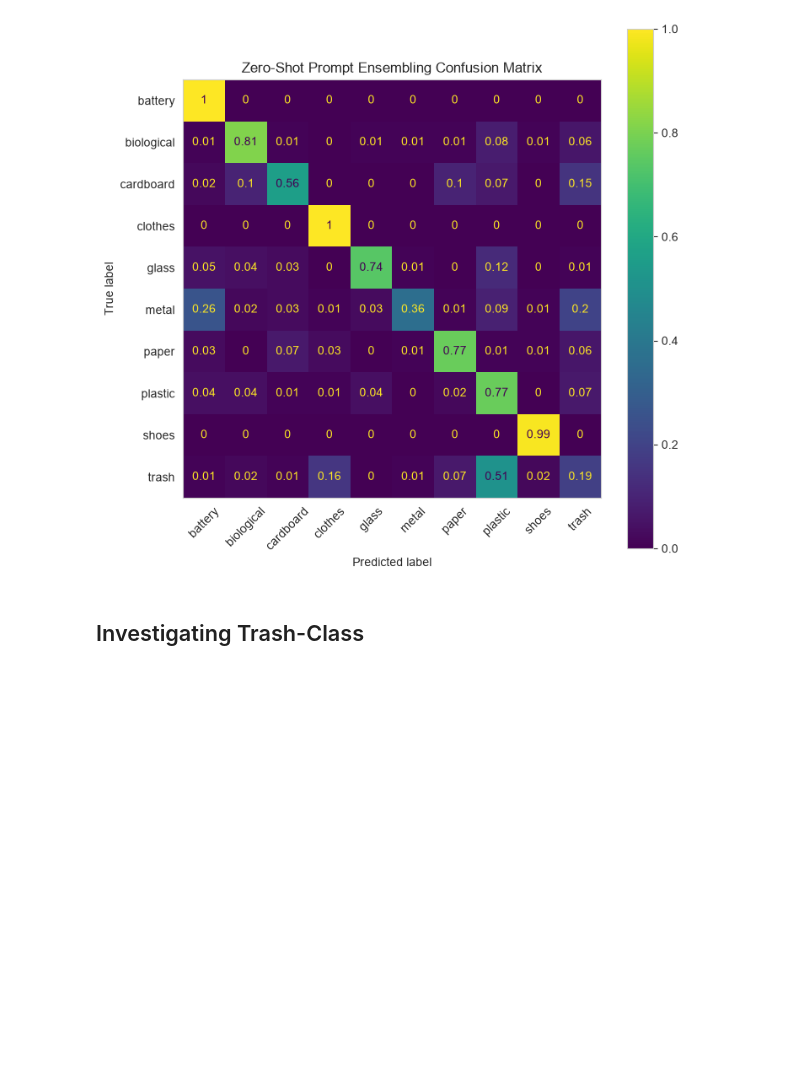
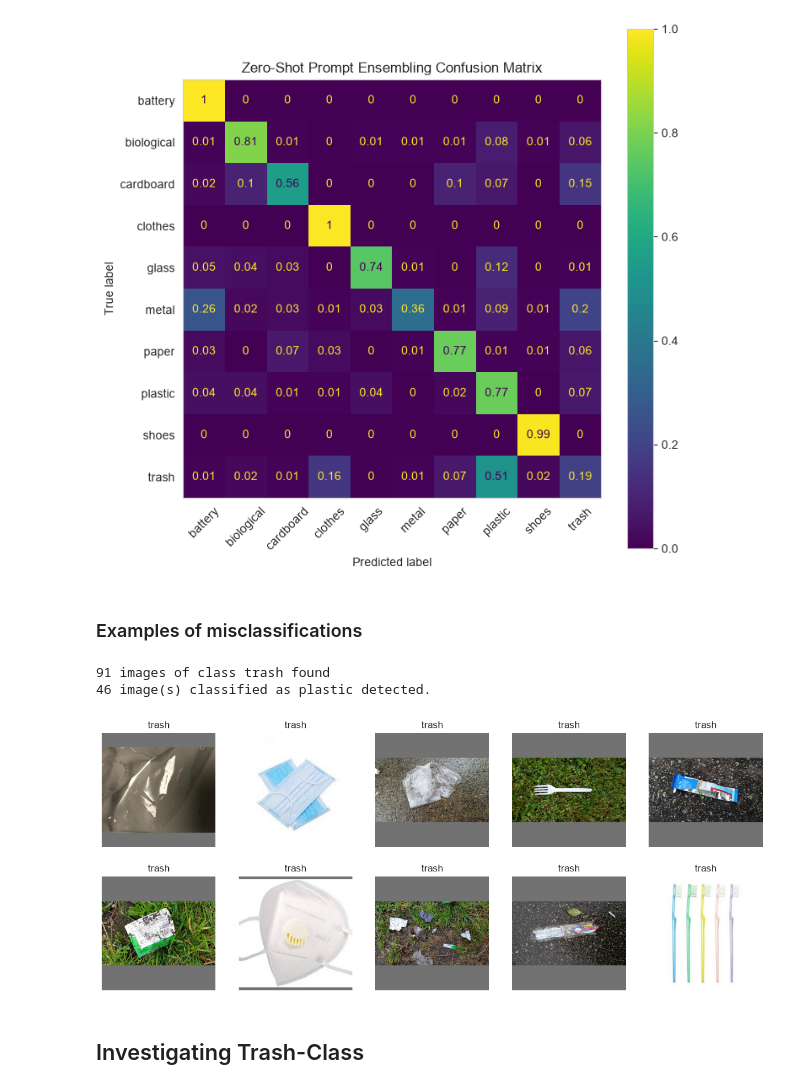
Before and after one commit to Nello-pn/trashCLIP, a Jupyter notebook: CLIP_ZeroShot.ipynb, the cells around one changed output. Cells and saved outputs as stored; diff of their text form; code cells hidden in the pictures; blank space fills up the shorter version.

Commit message:
Investigate trash misclassifications

```diff
--- a/CLIP_ZeroShot.ipynb
+++ b/CLIP_ZeroShot.ipynb
@@ -456,6 +456,42 @@ F1 (macro):             0.7052
    macro avg       0.73      0.72      0.71      2452
 weighted avg       0.80      0.77      0.77      2452
 [figure]
+# %% [markdown]
+### Examples of misclassifications
+# %%
+def plot_misclassifications(dataset, true_labels, predicted_labels, true_class, false_class):
+    true_ids = [i for i, x in enumerate(true_labels) if x == true_class]
+    print(f"{len(true_ids)} images of class {true_class} found")
+    predicts = [predicted_labels[i] for i in true_ids]
+    false_predicts = [i for i, x in enumerate(predicts) if x == false_class]
+    false_predects_ids = [true_ids[i] for i in false_predicts]
+    print(f"{len(false_predects_ids)} image(s) classified as {false_class} detected.")
+
+    data_split = dataset.train_test_split(test_size=0.2, shuffle=True, seed=42, stratify_by_column="label")
+    train = data_split["train"]
+    test = data_split["test"]
+
+    import random
+
+    random.seed(42)
+    labels_sample = random.sample(false_predects_ids, 10)
+
+    sample = test.select(labels_sample)
+    images = sample["image"]
+    true_labels = sample["label"]
+
+    plt.figure(figsize=(15, 6))
+    for i, image in enumerate(images):
+            plt.subplot(2, int(len(images)/2), i + 1)
+            plt.imshow(image)
+            plt.title(labels[true_labels[i]]) # adding title to the images for more informative plot
+            plt.axis('off') #elimitating axis in plot for a cleaner view
+# %%
+plot_misclassifications(dataset, true_labels_text, predicted_labels, "trash", "plastic")
+# %% [output]
+91 images of class trash found
+46 image(s) classified as plastic detected.
+[figure, added]
 # %% [markdown]
 ## Investigating Trash-Class
 # %%
```
Also changed, not shown: parts of 1 cell of this notebook, 1 other file.
